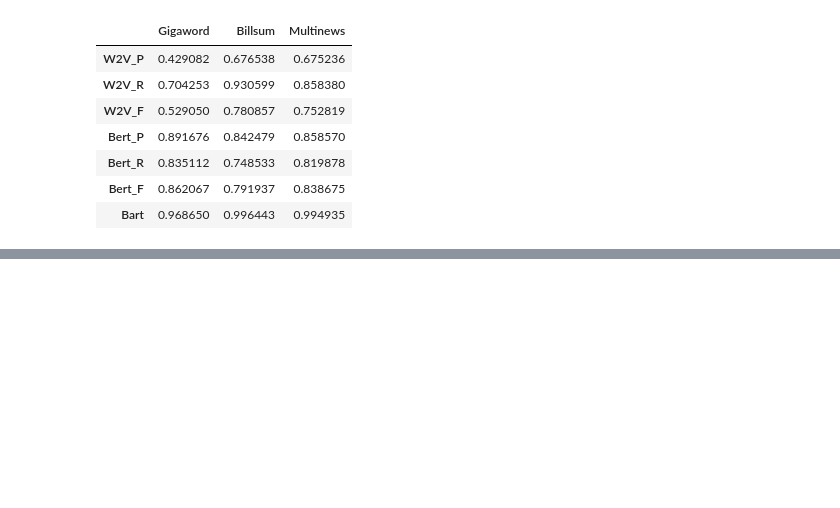
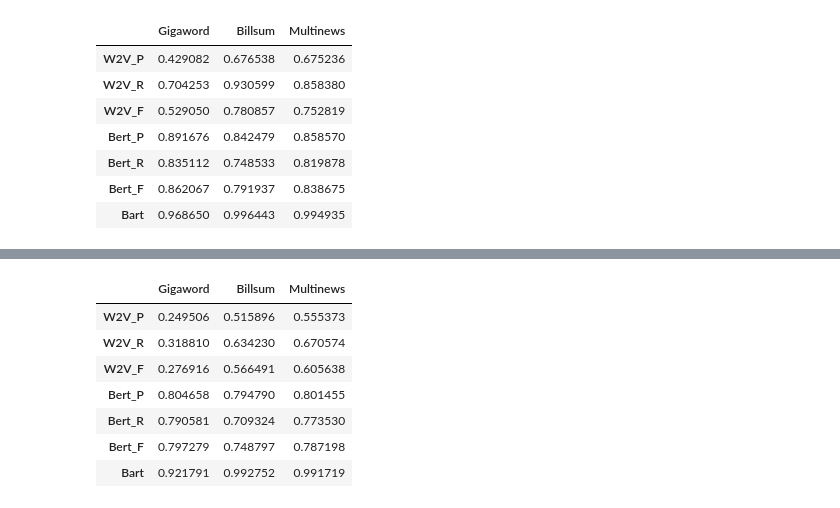
Before and after one commit to MariusAAROS/Supervised-Learning-using-Unsupervised-Learning-Metrics-in-the-absence-of-Annotated-Data, a Jupyter notebook: myLibraries/benchmark/benchmark.ipynb, the cells around one changed output, grey strips where cells are left out. Saved outputs shown, nothing was run; the diff lists cells and outputs as text; code cells hidden in the pictures; blank space fills up the shorter version.

Commit message:
Shuffled dataset benchmark

```diff
--- a/myLibraries/benchmark/benchmark.ipynb
+++ b/myLibraries/benchmark/benchmark.ipynb
@@ -260,0 +267,22 @@ summaryDf
+# %%
+results = {}
+lim = 20
+
+w2v = serialized_to_model(r'C:\Pro\Stages\A4 - DVRC\Work\Models\serialized_w2v.pkl')
+bert_scores, bert_runtime = BERTScoreDynamicSampleTest(shuffledBillsum, limit=lim)
+word2vec_scores, word2vec_runtime = BERTScoreStaticSampleTest(shuffledBillsum, w2v, lim, withIdf = False)
+bart_scores, bart_runtime = BARTScoreDynamicSampleTest(shuffledBillsum, limit=lim)
+billsum_results = {'BERTScore': [bert_scores ,bert_runtime], 'Custom': [word2vec_scores, word2vec_runtime], 'Bart': [bart_scores, bart_runtime]}
+results['billsum'] = billsum_results
+
+bert_scores, bert_runtime = BERTScoreDynamicSampleTest(shuffledMultinews, limit=lim)
+word2vec_scores, word2vec_runtime = BERTScoreStaticSampleTest(shuffledMultinews, w2v, lim, withIdf = False)
+bart_scores, bart_runtime = BARTScoreDynamicSampleTest(shuffledMultinews, limit=lim)
+multinews_results = {'BERTScore': [bert_scores ,bert_runtime], 'Custom': [word2vec_scores, word2vec_runtime], 'Bart': [bart_scores, bart_runtime]}
+results['multinews'] = multinews_results
+
+bert_scores, bert_runtime = BERTScoreDynamicSampleTest(shuffledGigaword, limit=lim)
+word2vec_scores, word2vec_runtime = BERTScoreStaticSampleTest(shuffledGigaword, w2v, lim, withIdf = False)
+bart_scores, bart_runtime = BARTScoreDynamicSampleTest(shuffledGigaword, limit=lim)
+gigaword_results = {'BERTScore': [bert_scores ,bert_runtime], 'Custom': [word2vec_scores, word2vec_runtime], 'Bart': [bart_scores, bart_runtime]}
+results['gigaword'] = gigaword_results
@@ -260,0 +307,30 @@ summaryDf
+# %%
+billsumQualityDf = pd.concat((pd.DataFrame(results["billsum"]["Custom"][0], columns=["W2V_P", "W2V_R", "W2V_F"]),
+                              pd.DataFrame(results["billsum"]["BERTScore"][0], columns=["Bert_P", "Bert_R", "Bert_F"]),
+                              pd.DataFrame(results["billsum"]["Bart"][0], columns=["Bart"])),
+                              axis=1)
+multinewsQualityDf = pd.concat((pd.DataFrame(results["multinews"]["Custom"][0], columns=["W2V_P", "W2V_R", "W2V_F"]),
+                              pd.DataFrame(results["multinews"]["BERTScore"][0], columns=["Bert_P", "Bert_R", "Bert_F"]),
+                              pd.DataFrame(results["multinews"]["Bart"][0], columns=["Bart"])),
+                              axis=1)
+gigawordQualityDf = pd.concat((pd.DataFrame(results["gigaword"]["Custom"][0], columns=["W2V_P", "W2V_R", "W2V_F"]),
+                              pd.DataFrame(results["gigaword"]["BERTScore"][0], columns=["Bert_P", "Bert_R", "Bert_F"]),
+                              pd.DataFrame(results["gigaword"]["Bart"][0], columns=["Bart"])),
+                              axis=1)
+meanGigawordQualityDf = gigawordQualityDf.mean(axis=0)
+meanMultinewsQualityDf = multinewsQualityDf.mean(axis=0)
+meanBillsumQualityDf = billsumQualityDf.mean(axis=0)
+
+summaryDf = pd.DataFrame({"Gigaword":meanGigawordQualityDf,
+                          "Billsum": meanBillsumQualityDf,
+                          "Multinews": meanMultinewsQualityDf})
+summaryDf
+# %% [output]
+|  | Gigaword | Billsum | Multinews |
+| W2V_P | 0.249506 | 0.515896 | 0.555373 |
+| W2V_R | 0.318810 | 0.634230 | 0.670574 |
+| W2V_F | 0.276916 | 0.566491 | 0.605638 |
+| Bert_P | 0.804658 | 0.794790 | 0.801455 |
+| Bert_R | 0.790581 | 0.709324 | 0.773530 |
+| Bert_F | 0.797279 | 0.748797 | 0.787198 |
+| Bart | 0.921791 | 0.992752 | 0.991719 |
```
Also changed, not shown: parts of 18 cells of this notebook, 1 other file.
